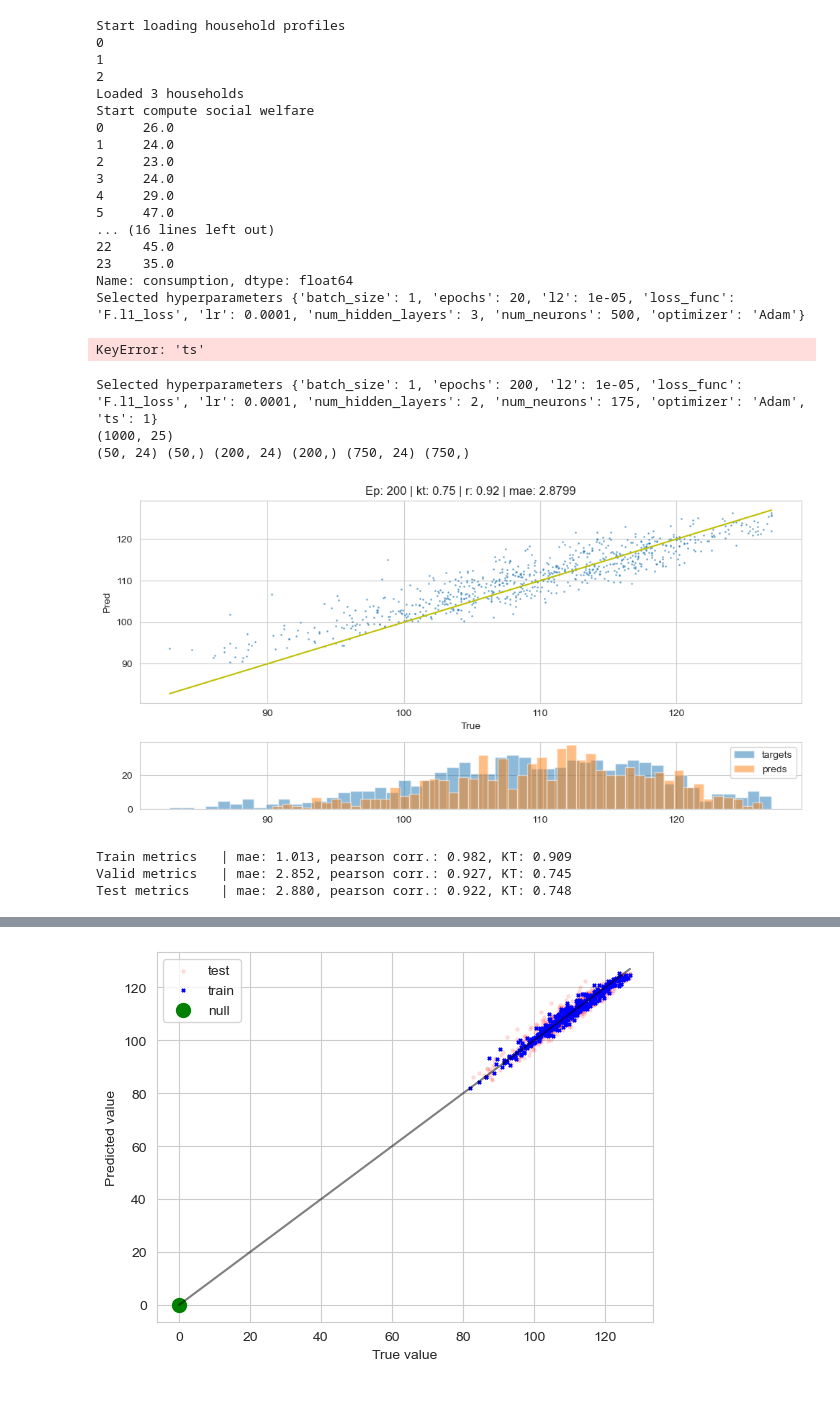
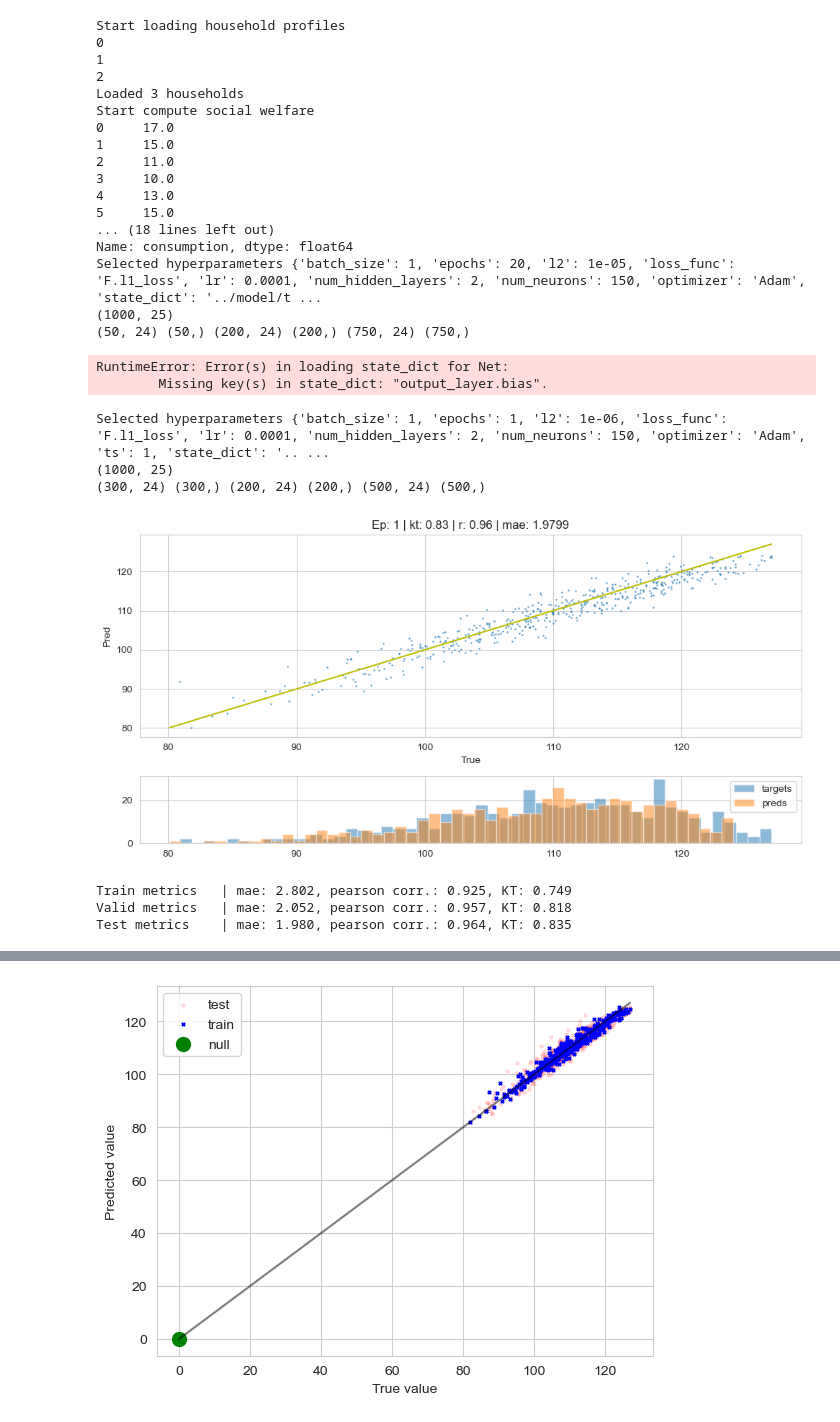
Before and after one commit to paplessix/MLICA-for-elec, a Jupyter notebook: use_case/Grid_search.ipynb, the cells around one changed output, grey strips where cells are left out. Cells and saved outputs as stored; diff of their text form; code cells hidden in the pictures.

```diff
--- a/use_case/Grid_search.ipynb
+++ b/use_case/Grid_search.ipynb
@@ -18,7 +18,7 @@ def evaluate_network(cfg: dict, seed: int, MicroGrid_instance: str, bidder_id: s
         layer_type=layer_type, batch_size=cfg['batch_size'], num_hidden_layers=cfg['num_hidden_layers'],
         num_hidden_units=int(max(1, np.round(cfg['num_neurons'] / cfg['num_hidden_layers']))), l2=cfg['l2'],
         lr=cfg['lr'], normalize_factor=normalize_factor, optimizer=cfg['optimizer'], num_train_data=num_train_data,
-        eval_test=True, epochs=cfg['epochs'], loss_func=cfg['loss_func'], normalize=normalize, save_datasets=False, log_path="logs", ts = cfg["ts"])
+        eval_test=True, epochs=cfg['epochs'], loss_func=cfg['loss_func'], normalize=normalize, save_datasets=False, log_path="logs", ts = cfg["ts"], state_dict = cfg["state_dict"])
 # %%
 %matplotlib inline
 print("Start loading household profiles")
@@ -49,9 +49,11 @@ config_dict = {"batch_size": 1,
         "l2": 1e-5,
         "loss_func": "F.l1_loss",
         "lr": 0.0001,
-        "num_hidden_layers":3,
-        "num_neurons": 500,
-        "optimizer": "Adam"
+        "num_hidden_layers":2,
+        "num_neurons": 150,
+        "optimizer": "Adam",
+        "state_dict" : "../model/test.pt",
+        "ts":1
     }
 
 print('Selected hyperparameters', config_dict)
@@ -74,26 +76,27 @@ Start loading household profiles
 2
 Loaded 3 households
 Start compute social welfare
-0     26.0
-1     24.0
-2     23.0
-3     24.0
-4     29.0
-5     47.0
-... (16 lines left out)
-22    45.0
-23    35.0
+0     17.0
+1     15.0
+2     11.0
+3     10.0
+4     13.0
+5     15.0
+... (18 lines left out)
 Name: consumption, dtype: float64
-Selected hyperparameters {'batch_size': 1, 'epochs': 20, 'l2': 1e-05, 'loss_func': 'F.l1_loss', 'lr': 0.0001, 'num_hidden_layers': 3, 'num_neurons': 500, 'optimizer': 'Adam'}
+Selected hyperparameters {'batch_size': 1, 'epochs': 20, 'l2': 1e-05, 'loss_func': 'F.l1_loss', 'lr': 0.0001, 'num_hidden_layers': 2, 'num_neurons': 150, 'optimizer': 'Adam', 'state_dict': '../model/t ...
+(1000, 25)
+(50, 24) (50,) (200, 24) (200,) (750, 24) (750,)
-KeyError: 'ts'
+RuntimeError: Error(s) in loading state_dict for Net:
+        Missing key(s) in state_dict: "output_layer.bias".
 # %%
 %matplotlib inline
 import itertools as iter
-lr_min, lr_max = 0.00005,0.0005
+lr_min, lr_max = 0.000005,0.0005
 num_hidden_layers_min,num_hidden_layers_max= 2,3
-num_neurons_min, num_neurons_max = 175,300
-epochs_min, epochs_max = 200,200
-penal_min, penal_max= 1e-5,1e-5
+num_neurons_min, num_neurons_max = 150,300
+epochs_min, epochs_max = 1,200
+penal_min, penal_max= 1e-6,1e-6
 batch_size_min, batch_size_max = 1,4
 normalize_factor = 1
 
@@ -109,41 +112,41 @@ def grid_search(lr_range, num_hidden_layers_range, num_neurons_range, epochs_ran
     best_result = (np.inf,None,None)
     for lr, num_hidden_layers, num_neurons, epochs, batch_size, penalty in iter.product(lr_range,num_hidden_layers_range,num_neurons_range,epochs_range,batch_size_range, penal_range):
         config_dict = {"batch_size": 1,
             "epochs":epochs,
             "l2": penalty,
             "loss_func": "F.l1_loss",
             "lr": 0.0001,
             "num_hidden_layers":num_hidden_layers,
             "num_neurons": num_neurons,
-            "optimizer": "Adam", "ts":1
+            "optimizer": "Adam", "ts":1, "state_dict" : "../model/test.pt"
         }
         print('Selected hyperparameters', config_dict)
         model, logs = evaluate_network(
                             config_dict, seed=0, MicroGrid_instance=MG, bidder_id=1,
-                            num_train_data=30,layer_type="CALayerReLUProjected",
+                            num_train_data =300 ,layer_type="CALayerReLUProjected",
                             normalize=True,
                             normalize_factor= normalize_factor)
         train_logs = logs['metrics']['train'][config_dict['epochs']]
         val_logs = logs['metrics']['val'][config_dict['epochs']]
         test_logs = logs['metrics']['test'][config_dict['epochs']]
         print('Train metrics \t| mae: {:.3f}, pearson corr.: {:.3f}, KT: {:.3f}'.format(train_logs['mae'], train_logs['r'], train_logs['kendall_tau']))
         print('Valid metrics \t| mae: {:.3f}, pearson corr.: {:.3f}, KT: {:.3f}'.format(val_logs['mae'], val_logs['r'], val_logs['kendall_tau']))
         print('Test metrics \t| mae: {:.3f}, pearson corr.: {:.3f}, KT: {:.3f}'.format(test_logs['mae'], test_logs['r'], test_logs['kendall_tau']))
         if test_logs['mae'] < best_result[0]:
             best_result = (test_logs['mae'], config_dict, model)
         results.append((config_dict, train_logs, val_logs, test_logs))
     return results, best_result
 
 
 results, best_result = grid_search(lr_range, num_hidden_layers_range, num_neurons_range, epochs_range, batch_size_range, penal_range)
 # %% [output]
-Selected hyperparameters {'batch_size': 1, 'epochs': 200, 'l2': 1e-05, 'loss_func': 'F.l1_loss', 'lr': 0.0001, 'num_hidden_layers': 2, 'num_neurons': 175, 'optimizer': 'Adam', 'ts': 1}
+Selected hyperparameters {'batch_size': 1, 'epochs': 1, 'l2': 1e-06, 'loss_func': 'F.l1_loss', 'lr': 0.0001, 'num_hidden_layers': 2, 'num_neurons': 150, 'optimizer': 'Adam', 'ts': 1, 'state_dict': '.. ...
 (1000, 25)
-(50, 24) (50,) (200, 24) (200,) (750, 24) (750,)
+(300, 24) (300,) (200, 24) (200,) (500, 24) (500,)
-[figure, old version]
+[figure, new version]
-Train metrics   | mae: 1.013, pearson corr.: 0.982, KT: 0.909
-Valid metrics   | mae: 2.852, pearson corr.: 0.927, KT: 0.745
-Test metrics    | mae: 2.880, pearson corr.: 0.922, KT: 0.748
+Train metrics   | mae: 2.802, pearson corr.: 0.925, KT: 0.749
+Valid metrics   | mae: 2.052, pearson corr.: 0.957, KT: 0.818
+Test metrics    | mae: 1.980, pearson corr.: 0.964, KT: 0.835
 # %%
 best_result
 # %% [output]
```
Also changed, not shown: parts of 1 cell of this notebook, 8 other files.
